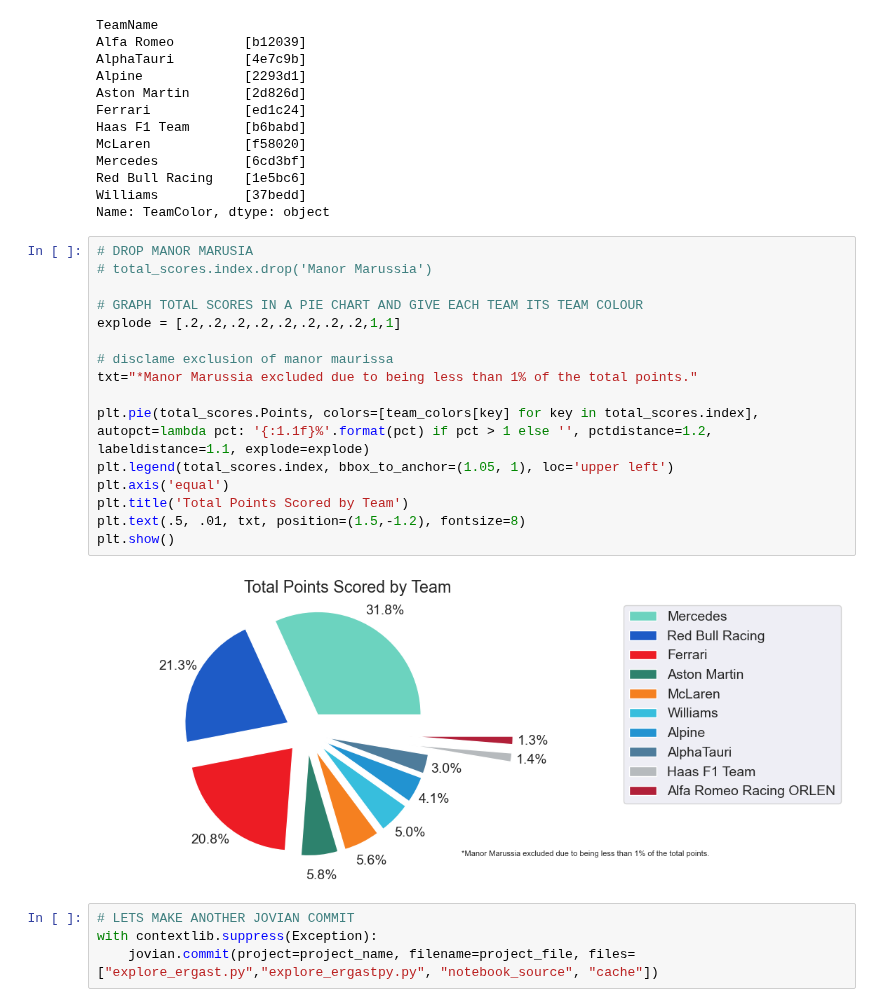
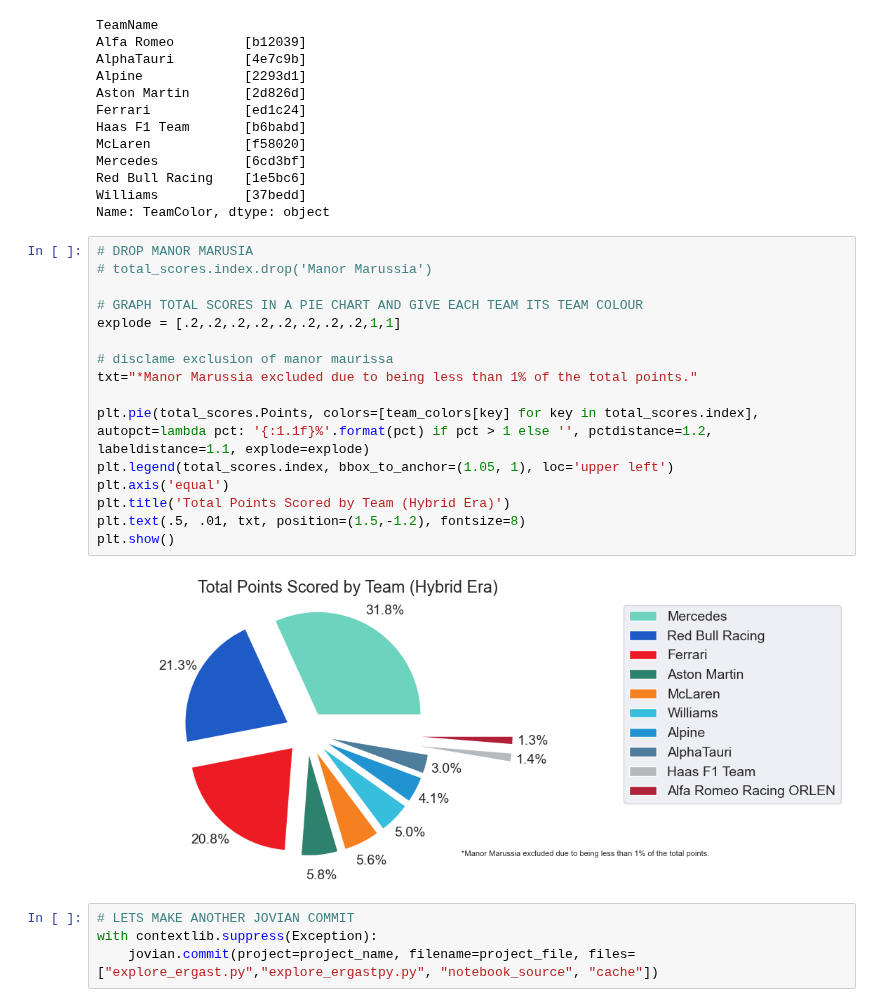
Before and after one commit to Zoibderg/F1-Analysis, a Jupyter notebook: Hybrid_Era_Analysis.ipynb, the cells around one changed output. Cells and saved outputs as stored; diff of their text form.

Commit message:
update points pie title

```diff
--- a/Hybrid_Era_Analysis.ipynb
+++ b/Hybrid_Era_Analysis.ipynb
@@ -616,21 +616,21 @@ Name: TeamColor, dtype: object
 # %%
 # DROP MANOR MARUSIA
 # total_scores.index.drop('Manor Marussia')
 
 # GRAPH TOTAL SCORES IN A PIE CHART AND GIVE EACH TEAM ITS TEAM COLOUR
 explode = [.2,.2,.2,.2,.2,.2,.2,.2,1,1]
 
 # disclame exclusion of manor maurissa
 txt="*Manor Marussia excluded due to being less than 1% of the total points."
 
 plt.pie(total_scores.Points, colors=[team_colors[key] for key in total_scores.index], autopct=lambda pct: '{:1.1f}%'.format(pct) if pct > 1 else '', pctdistance=1.2, labeldistance=1.1, explode=explode)
 plt.legend(total_scores.index, bbox_to_anchor=(1.05, 1), loc='upper left')
 plt.axis('equal')
-plt.title('Total Points Scored by Team')
+plt.title('Total Points Scored by Team (Hybrid Era)')
 plt.text(.5, .01, txt, position=(1.5,-1.2), fontsize=8)
 plt.show()
 # %% [output]
-[figure, old version]
+[figure, new version]
 # %%
 # LETS MAKE ANOTHER JOVIAN COMMIT
 with contextlib.suppress(Exception):
```
Also changed, not shown: parts of 1 cell of this notebook.
